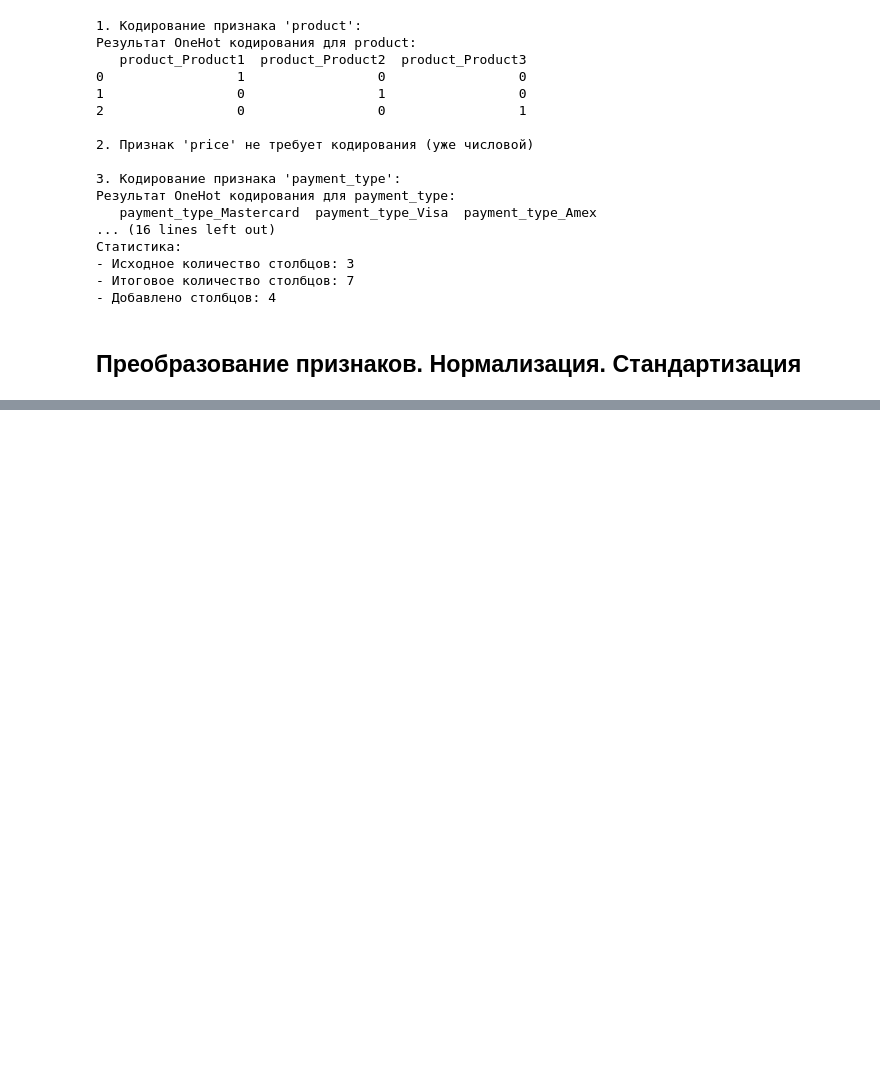
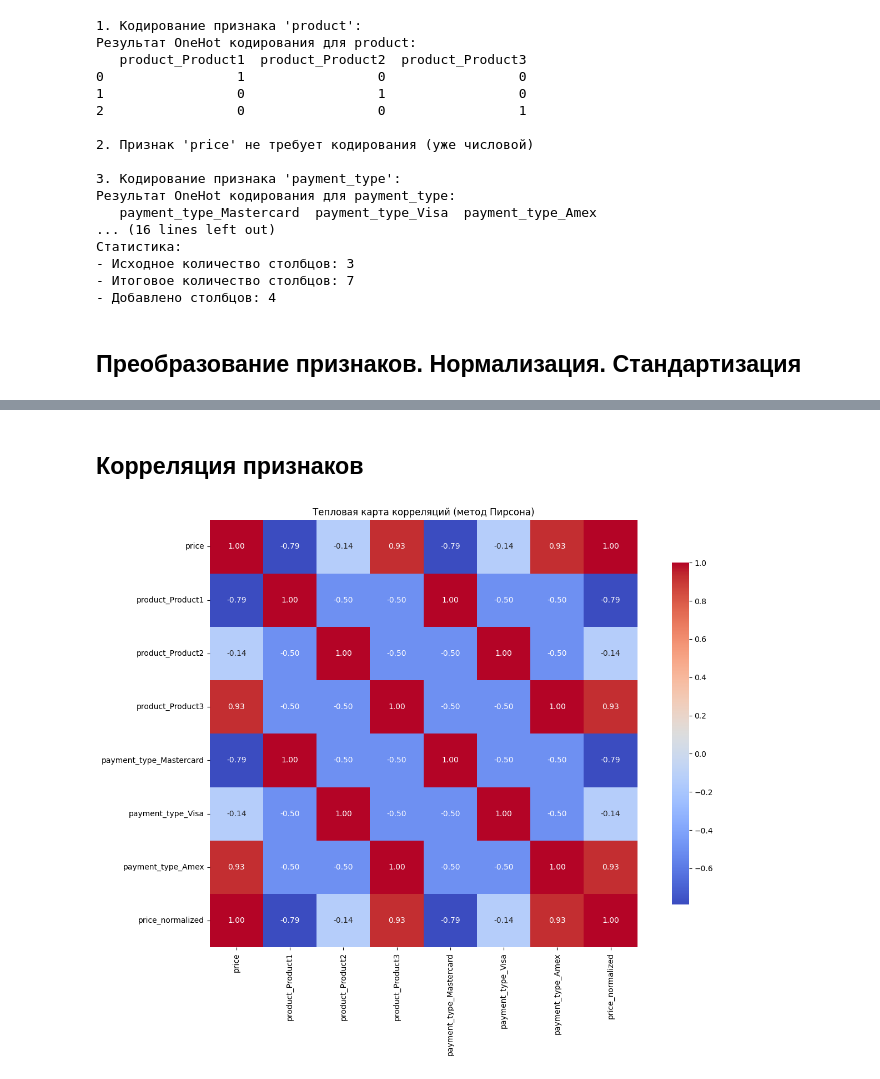
Before and after one commit to makss33323/S_F, a Jupyter notebook: EDA-3. Проектирование признаков/Проектирование_признаков.ipynb, the cells around one changed output, grey strips where cells are left out. Saved outputs shown, nothing was run; the diff lists cells and outputs as text; code cells hidden in the pictures; blank space fills up the shorter version.

Commit message:
EDA-3. Проектирование признаков

```diff
--- a/EDA-3. Проектирование признаков/Проектирование_признаков.ipynb
+++ b/EDA-3. Проектирование признаков/Проектирование_признаков.ipynb
@@ -776,3 +776,16 @@ print(f"- Добавлено столбцов: {df_final.shape[1] - df.shape[1]}
 - Добавлено столбцов: 4
 # %% [markdown]
 ## Преобразование признаков. Нормализация. Стандартизация
+# %%
+from sklearn.preprocessing import RobustScaler
+
+# Применяем RobustScaler к признаку 'price'
+scaler = RobustScaler()
+df_final['price_normalized'] = scaler.fit_transform(df_final[['price']])
+
+print("Нормализованный признак 'price':")
+print(df_final[['price', 'price_normalized']])
+
+# Для ответа на вопрос: вычислим сумму price в исходном датафрейме (df)
+print("\nСумма значений 'price' (округлено):")
+print(round(df['price'].sum()))
@@ -778,0 +819,15 @@ print(f"- Добавлено столбцов: {df_final.shape[1] - df.shape[1]}
+# %% [markdown]
+## Корреляция признаков
+# %%
+import matplotlib.pyplot as plt
+import seaborn as sns
+
+# Вычисляем корреляционную матрицу только для числовых признаков, используя корреляцию Пирсона
+corr_matrix = df_final.corr(method='pearson')
+
+plt.figure(figsize=(16, 10))
+sns.heatmap(corr_matrix, annot=True, fmt=".2f", cmap='coolwarm', square=True, cbar_kws={"shrink": .8})
+plt.title('Тепловая карта корреляций (метод Пирсона)')
+plt.show()
+# %% [output]
+[figure, added]
```
Also changed, not shown: parts of 5 cells of this notebook, 3 other files.
